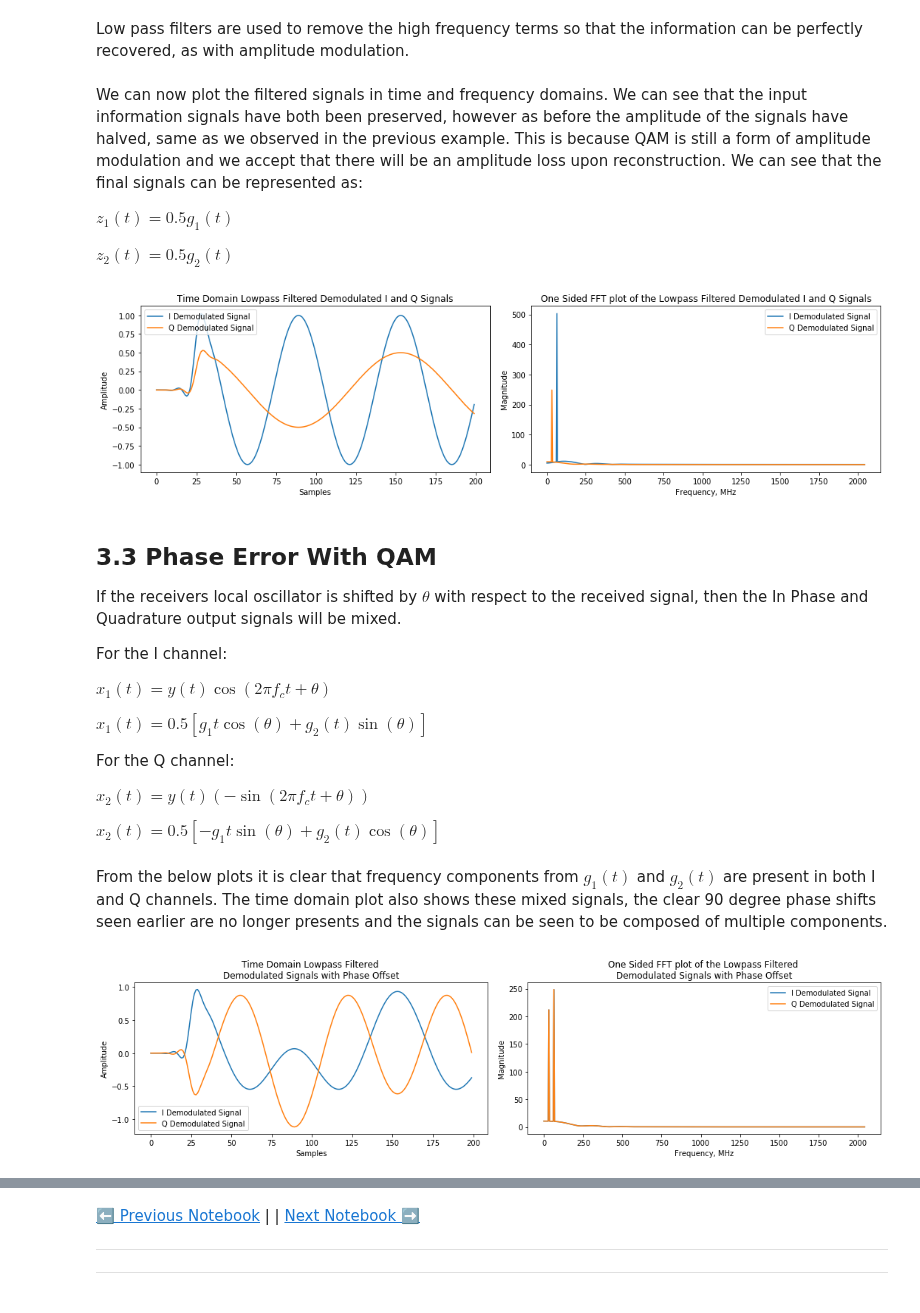
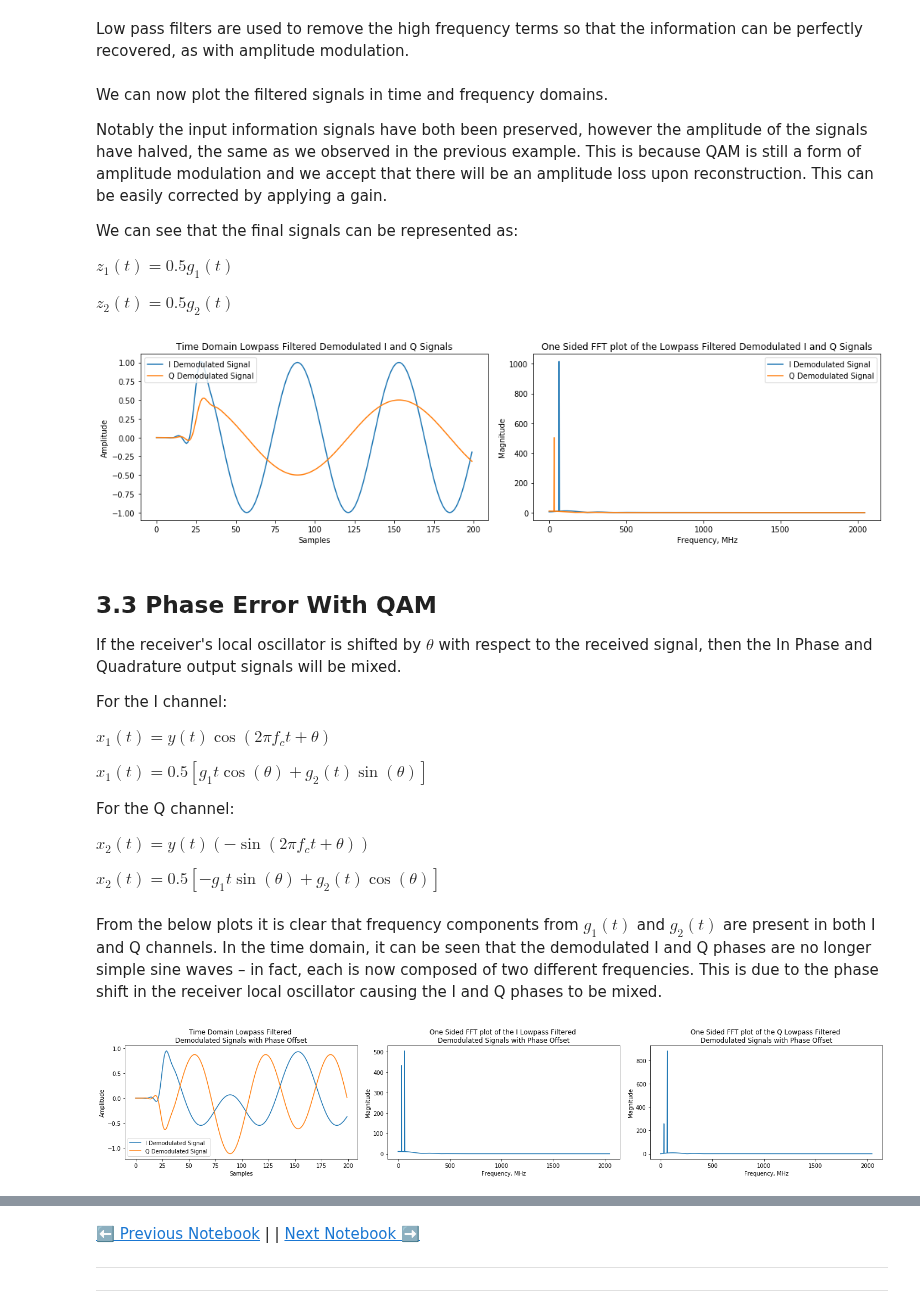
Before and after one commit to strath-sdr/dsp_notebooks, a Jupyter notebook: notebooks/modulation_demodulation/03_QAM_modulation.ipynb, the cells around one changed output, grey strips where cells are left out. Saved outputs shown, nothing was run; the diff lists cells and outputs as text; code cells hidden in the pictures.

```diff
--- a/notebooks/modulation_demodulation/03_QAM_modulation.ipynb
+++ b/notebooks/modulation_demodulation/03_QAM_modulation.ipynb
@@ -38,7 +38,7 @@ fb = 64e6 # frequency of baseband signal
 fb2 = 32e6 # frequency of second baseband signal
 A1 = 2 # baseband signal amplitude
 A2 = 1 # second baseband signal amplitude
-N_fft = 1024 # fft size
+N_fft = 2048 # fft size
 
 t = np.arange(N_fft)/fs #time scale
 # %% [markdown]
@@ -82,10 +82,10 @@ $c_{2}(t) = -g_{2}(t) \sin(2 \pi f_{c} t)$
 
 Where $f_{c}$ is the carrier frequency used in the previous example.
 # %%
-fc = 1280e6 # Carrier Frequency
+fc = 900e6 # Carrier Frequency
 
 # Find I and Q modulated signals
-c1 = g1*np.cos(2*np.pi*fc*t)
-c2 = -g2*np.sin(2*np.pi*fc*t)
+s1 = g1*np.cos(2*np.pi*fc*t)
+s2 = -g2*np.sin(2*np.pi*fc*t)
 # %%
 # Find FFT of modulated signals
@@ -122,6 +122,6 @@ Within Python, this is a simple case of summing together the two modulated signa
 # %%
 # Find sum of modulated signals
-y = c1 + c2 # sum of modulated signals
+y = s1 + s2 # sum of modulated signals
 # %%
 # Find FFT of Summed Signal
 y_fft_result = np.fft.fft(y, N_fft)
@@ -215,7 +221,11 @@ z2 = np.convolve(x2, h)
 z1_fft_result = np.fft.fft(z1, N_fft)
 z2_fft_result = np.fft.fft(z2, N_fft)
 # %% [markdown]
-We can now plot the filtered signals in time and frequency domains. We can see that the input information signals have both been preserved, however as before the amplitude of the signals have halved, same as we observed in the previous example. This is because QAM is still a form of amplitude modulation and we accept that there will be an amplitude loss upon reconstruction. We can see that the final signals can be represented as:
+We can now plot the filtered signals in time and frequency domains.
+
+Notably the input information signals have both been preserved, however the amplitude of the signals have halved, the same as we observed in the previous example. This is because QAM is still a form of amplitude modulation and we accept that there will be an amplitude loss upon reconstruction. This can be easily corrected by applying a gain.
+
+We can see that the final signals can be represented as:
 
 $z_{1}(t) = 0.5g_{1}(t)$
 
@@ -237,11 +247,11 @@ axs[1].set_xlabel('Frequency, MHz')
 axs[1].legend(('I Demodulated Signal', 'Q Demodulated Signal'))
 fig.tight_layout()
 # %% [output]
-[figure, old version]
+[figure, new version]
 # %% [markdown]
 ## 3.3 Phase Error With QAM <a class="anchor" id="QAM_phase_error"></a>
 
-If the receivers local oscillator is shifted by $\theta$ with respect to the received signal, then the In Phase and Quadrature output signals will be mixed.
+If the receiver's local oscillator is shifted by $\theta$ with respect to the received signal, then the In Phase and Quadrature output signals will be mixed.
 
 For the I channel:
 
@@ -270,23 +280,27 @@ z2_phaseshift = np.convolve(x2_phaseshift, h)
 z1_phaseshift_fft_result = np.fft.fft(z1_phaseshift, N_fft)
 z2_phaseshift_fft_result = np.fft.fft(z2_phaseshift, N_fft)
 # %% [markdown]
-From the below plots it is clear that frequency components from $g_{1}(t)$ and $g_{2}(t)$ are present in both I and Q channels. The time domain plot also shows these mixed signals, the clear 90 degree phase shifts seen earlier are no longer presents and the signals can be seen to be composed of multiple components.
+From the below plots it is clear that frequency components from $g_{1}(t)$ and $g_{2}(t)$ are present in both I and Q channels. In the time domain, it can be seen that the demodulated I and Q phases are no longer simple sine waves – in fact, each is now composed of two different frequencies. This is due to the phase shift in the receiver local oscillator causing the I and Q phases to be mixed.
 # %%
-fig, axs = plt.subplots(1,2, figsize=(15,4))
+fig, axs = plt.subplots(1,3, figsize=(20,4))
 axs[0].plot(z1_phaseshift[:200])
 axs[0].plot(z2_phaseshift[:200])
 axs[0].set_title('Time Domain Lowpass Filtered \nDemodulated Signals with Phase Offset')
 axs[0].set_xlabel('Samples')
 axs[0].set_ylabel('Amplitude')
 axs[0].legend(('I Demodulated Signal', 'Q Demodulated Signal'))
 
 axs[1].plot(freqs[:int(N_fft/2)]/1e6, np.abs(z1_phaseshift_fft_result[:int(N_fft/2)]))
-axs[1].plot(freqs[:int(N_fft/2)]/1e6, np.abs(z1_phaseshift_fft_result[:int(N_fft/2)]))
-axs[1].set_title('One Sided FFT plot of the Lowpass Filtered \nDemodulated Signals with Phase Offset')
+axs[1].set_title('One Sided FFT plot of the I Lowpass Filtered \nDemodulated Signals with Phase Offset')
 axs[1].set_ylabel('Magnitude')
 axs[1].set_xlabel('Frequency, MHz')
-axs[1].legend(('I Demodulated Signal', 'Q Demodulated Signal'))
+
+axs[2].plot(freqs[:int(N_fft/2)]/1e6, np.abs(z2_phaseshift_fft_result[:int(N_fft/2)]))
+axs[2].set_title('One Sided FFT plot of the Q Lowpass Filtered \nDemodulated Signals with Phase Offset')
+axs[2].set_ylabel('Magnitude')
+axs[2].set_xlabel('Frequency, MHz')
+
 fig.tight_layout()
 # %% [output]
-[figure, old version]
+[figure, new version]
 # %% [markdown]
```
Also changed, not shown: parts of 15 cells of this notebook, 11 other files.
